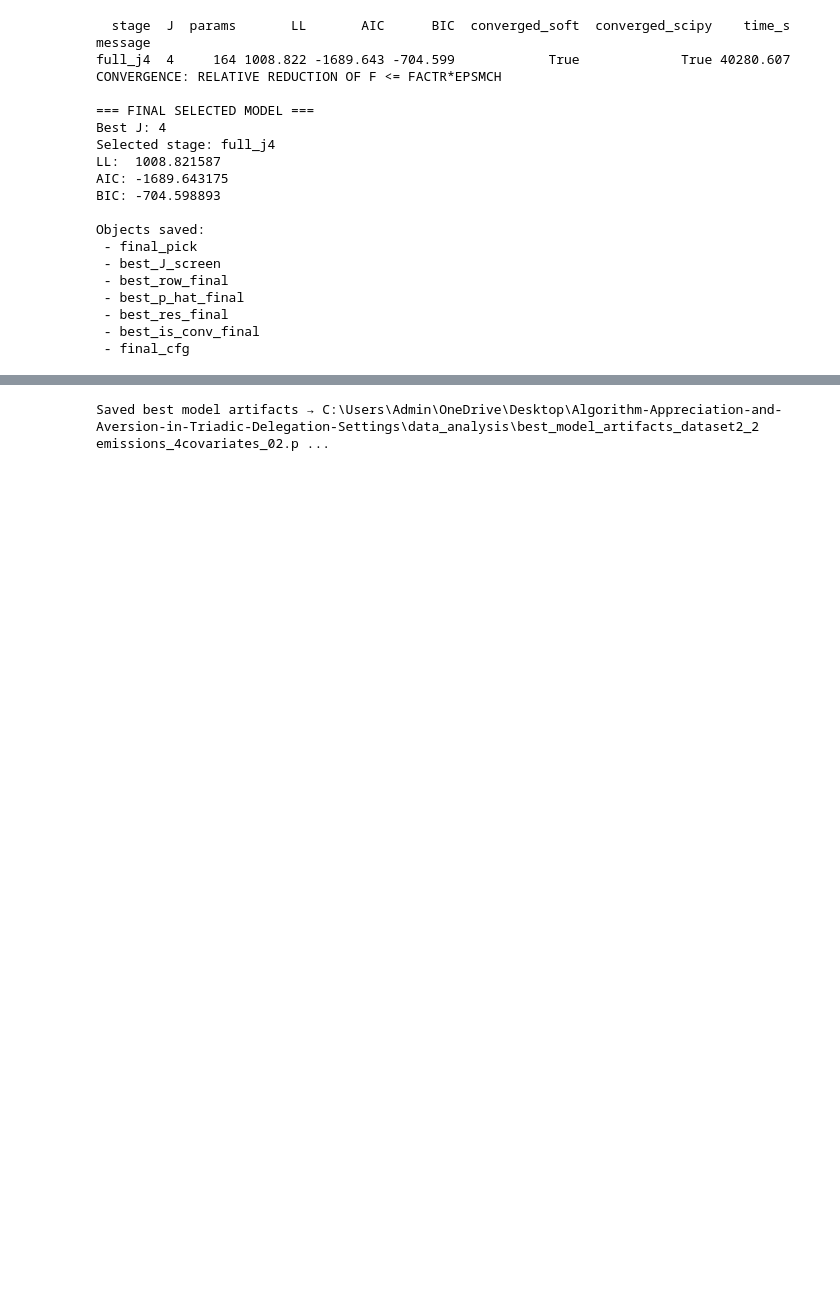
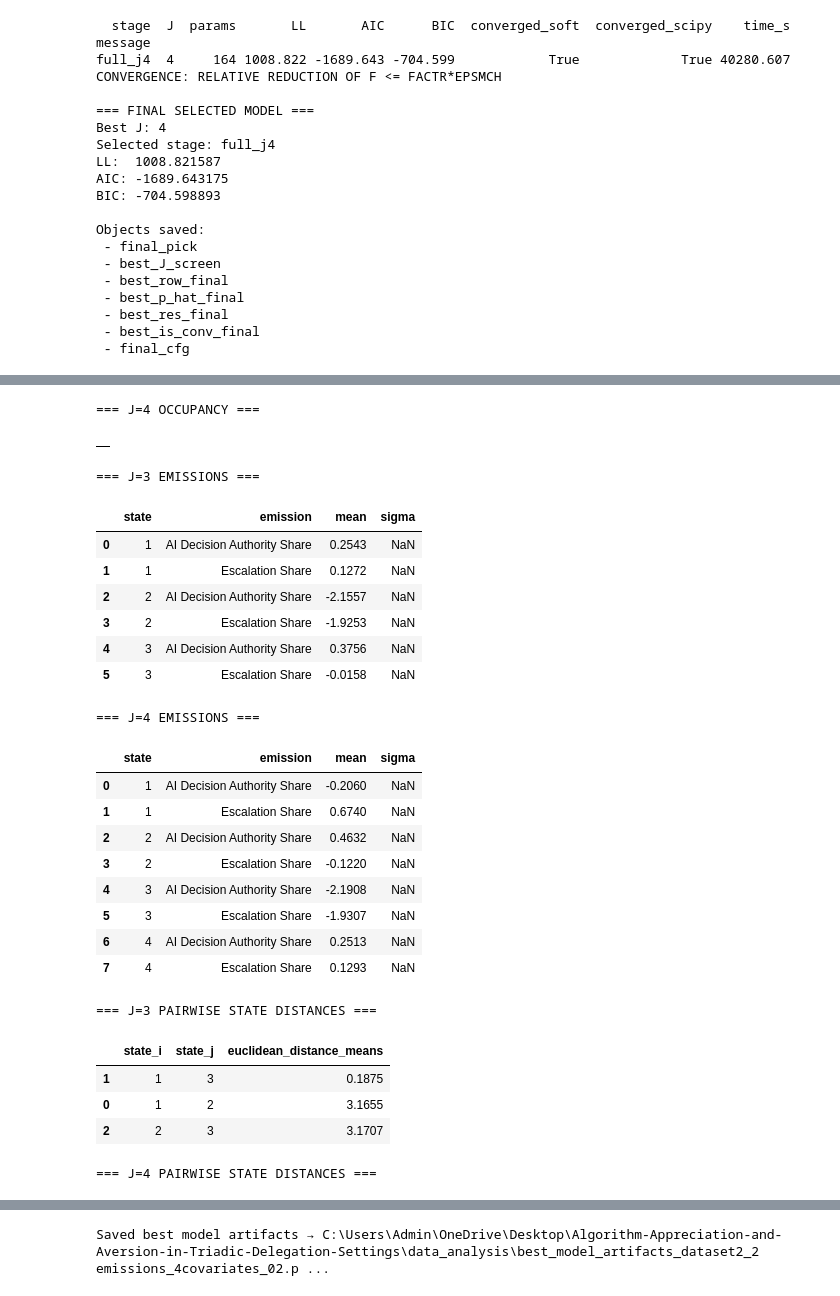
Before and after one commit to kaki1995/Triadic-Human-AI-Delegation, a Jupyter notebook: data_analysis/hmm_2_emissions_v3_4 covariates.ipynb, the cells around one changed output, grey strips where cells are left out. Saved outputs shown, nothing was run; the diff lists cells and outputs as text; code cells hidden in the pictures; blank space fills up the shorter version.

```diff
--- a/data_analysis/hmm_2_emissions_v3_4 covariates.ipynb
+++ b/data_analysis/hmm_2_emissions_v3_4 covariates.ipynb
@@ -2516,0 +2658,54 @@ Z shape: (120, 25, 8)
+# %%
+# ============================================================
+# RUN DIAGNOSTICS FOR CURRENT J=3 AND J=4
+# ============================================================
+
+em_names = globals().get("emission_cols", ["AI Decision Authority Share", "Escalation Share"])
+
+diag_j3 = summarize_model(
+    label="J3",
+    J=3,
+    model=best_p_hat_J3,
+    res=best_res_J3,
+    row=best_row_j3,
+    emission_names=em_names
+)
+
+diag_j4 = summarize_model(
+    label="J4",
+    J=4,
+    model=best_p_hat_J4,
+    res=best_res_J4,
+    row=best_row_j4,
+    emission_names=em_names
+)
+
+print("=== FIT SUMMARY ===")
+display(pd.concat([diag_j3["fit"], diag_j4["fit"]], axis=0).round(4))
+
+print("\n=== J=3 OCCUPANCY ===")
+display(diag_j3["occupancy"].round(4) if diag_j3["occupancy"] is not None else pd.DataFrame())
+
+print("\n=== J=4 OCCUPANCY ===")
+display(diag_j4["occupancy"].round(4) if diag_j4["occupancy"] is not None else pd.DataFrame())
+
+print("\n=== J=3 EMISSIONS ===")
+display(diag_j3["emissions"].round(4) if diag_j3["emissions"] is not None else pd.DataFrame())
+
+print("\n=== J=4 EMISSIONS ===")
+display(diag_j4["emissions"].round(4) if diag_j4["emissions"] is not None else pd.DataFrame())
+
+print("\n=== J=3 PAIRWISE STATE DISTANCES ===")
+display(diag_j3["distances"].round(4) if diag_j3["distances"] is not None else pd.DataFrame())
+
+print("\n=== J=4 PAIRWISE STATE DISTANCES ===")
+display(diag_j4["distances"].round(4) if diag_j4["distances"] is not None else pd.DataFrame())
+
+if diag_j3["transition_matrix"] is not None:
+    print("\n=== J=3 TRANSITION MATRIX ===")
+    display(pd.DataFrame(diag_j3["transition_matrix"]).round(4))
+
+if diag_j4["transition_matrix"] is not None:
+    print("\n=== J=4 TRANSITION MATRIX ===")
+    display(pd.DataFrame(diag_j4["transition_matrix"]).round(4))
+# %% [output]
@@ -2516,0 +2718,26 @@ Z shape: (120, 25, 8)
+=== J=4 OCCUPANCY ===
+|  |
+=== J=3 EMISSIONS ===
+|  | state | emission | mean | sigma |
+| 0 | 1 | AI Decision Authority Share | 0.2543 | NaN |
+| 1 | 1 | Escalation Share | 0.1272 | NaN |
+| 2 | 2 | AI Decision Authority Share | -2.1557 | NaN |
+| 3 | 2 | Escalation Share | -1.9253 | NaN |
+| 4 | 3 | AI Decision Authority Share | 0.3756 | NaN |
+| 5 | 3 | Escalation Share | -0.0158 | NaN |
+=== J=4 EMISSIONS ===
+|  | state | emission | mean | sigma |
+| 0 | 1 | AI Decision Authority Share | -0.2060 | NaN |
+| 1 | 1 | Escalation Share | 0.6740 | NaN |
+| 2 | 2 | AI Decision Authority Share | 0.4632 | NaN |
+| 3 | 2 | Escalation Share | -0.1220 | NaN |
+| 4 | 3 | AI Decision Authority Share | -2.1908 | NaN |
+| 5 | 3 | Escalation Share | -1.9307 | NaN |
+| 6 | 4 | AI Decision Authority Share | 0.2513 | NaN |
+| 7 | 4 | Escalation Share | 0.1293 | NaN |
+=== J=3 PAIRWISE STATE DISTANCES ===
+|  | state_i | state_j | euclidean_distance_means |
+| 1 | 1 | 3 | 0.1875 |
+| 0 | 1 | 2 | 3.1655 |
+| 2 | 2 | 3 | 3.1707 |
+=== J=4 PAIRWISE STATE DISTANCES ===
```
Also changed, not shown: parts of 21 cells of this notebook, 4 other files.
